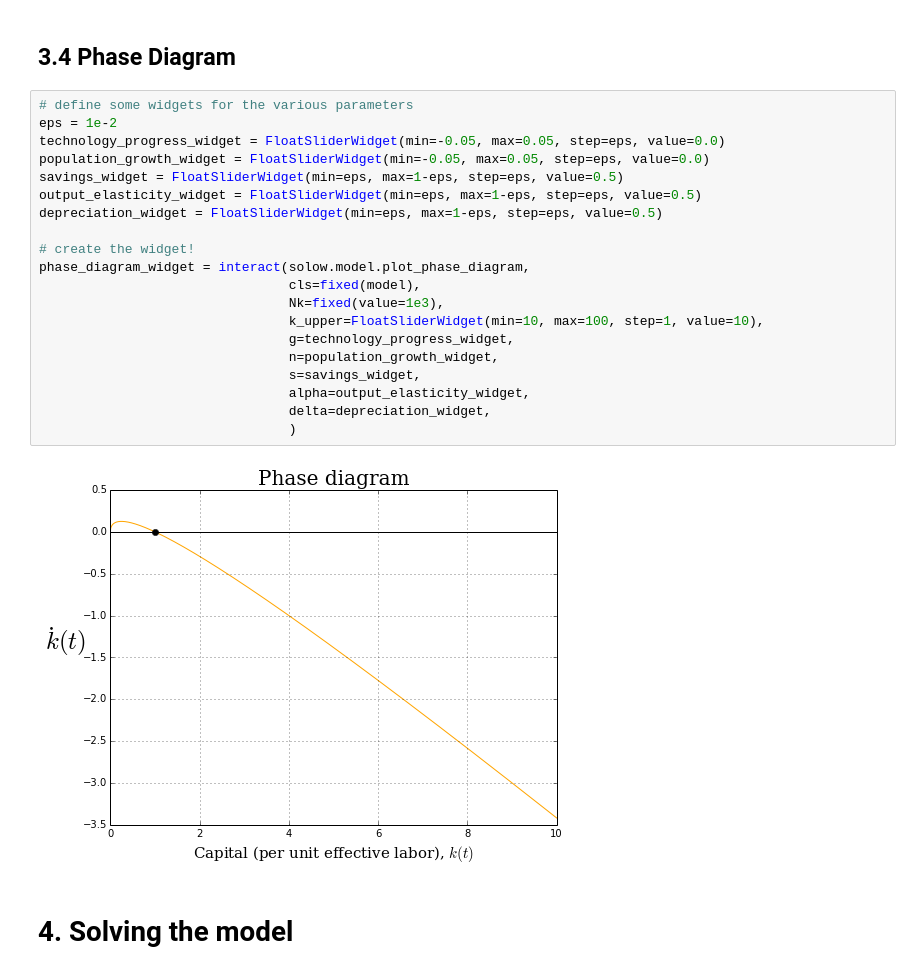
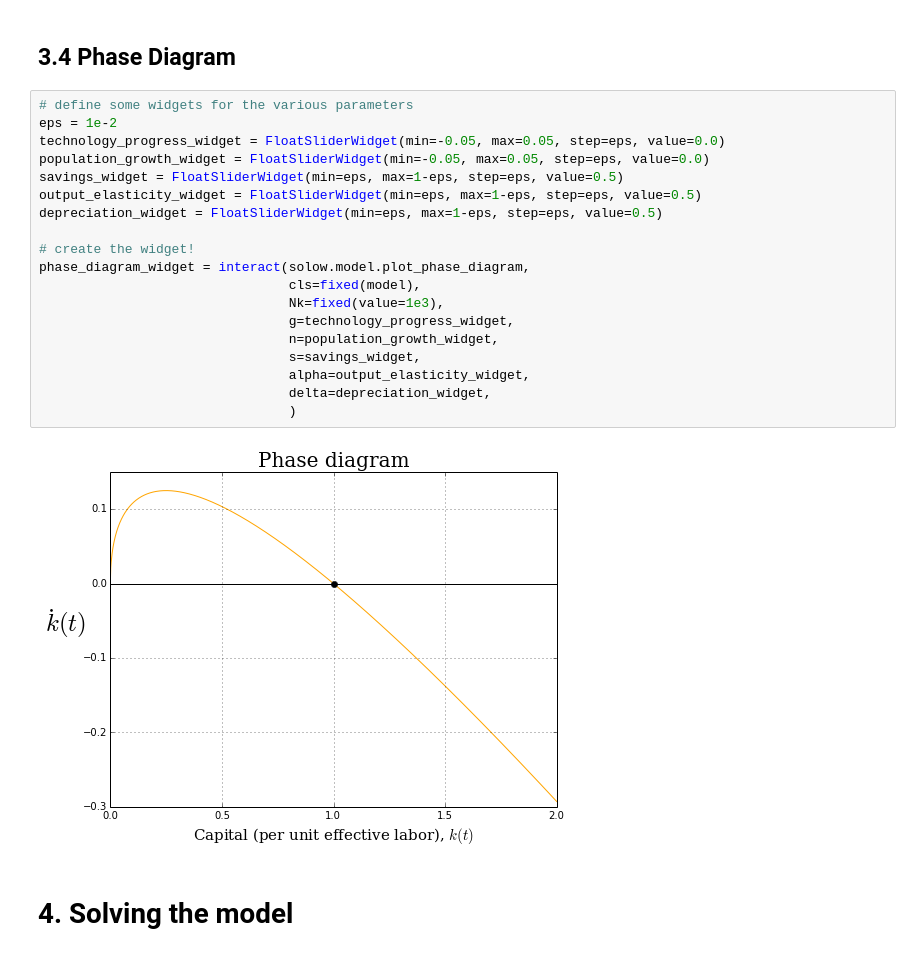
Before and after one commit to QuantEcon/QuantEcon.py, a Jupyter notebook: examples/solow_model.ipynb, the cells around one changed output. Saved outputs shown, nothing was run; the diff lists cells and outputs as text.

```diff
--- a/examples/solow_model.ipynb
+++ b/examples/solow_model.ipynb
@@ -326,25 +377,24 @@ solow_diagram_widget = interact(solow.model.plot_solow_diagram,
 # %%
 # define some widgets for the various parameters
 eps = 1e-2
 technology_progress_widget = FloatSliderWidget(min=-0.05, max=0.05, step=eps, value=0.0)
 population_growth_widget = FloatSliderWidget(min=-0.05, max=0.05, step=eps, value=0.0)
 savings_widget = FloatSliderWidget(min=eps, max=1-eps, step=eps, value=0.5)
 output_elasticity_widget = FloatSliderWidget(min=eps, max=1-eps, step=eps, value=0.5)
 depreciation_widget = FloatSliderWidget(min=eps, max=1-eps, step=eps, value=0.5)
 
 # create the widget!
 phase_diagram_widget = interact(solow.model.plot_phase_diagram,
                                 cls=fixed(model),
                                 Nk=fixed(value=1e3),
-                                k_upper=FloatSliderWidget(min=10, max=100, step=1, value=10),
                                 g=technology_progress_widget,
                                 n=population_growth_widget,
                                 s=savings_widget,
                                 alpha=output_elasticity_widget,
                                 delta=depreciation_widget,
                                 )
 # %% [output]
-[figure, old version]
+[figure, new version]
 # %% [markdown]
 # 4. Solving the model
 # %% [markdown]
```
Also changed, not shown: parts of 28 cells of this notebook, 1 other file.
